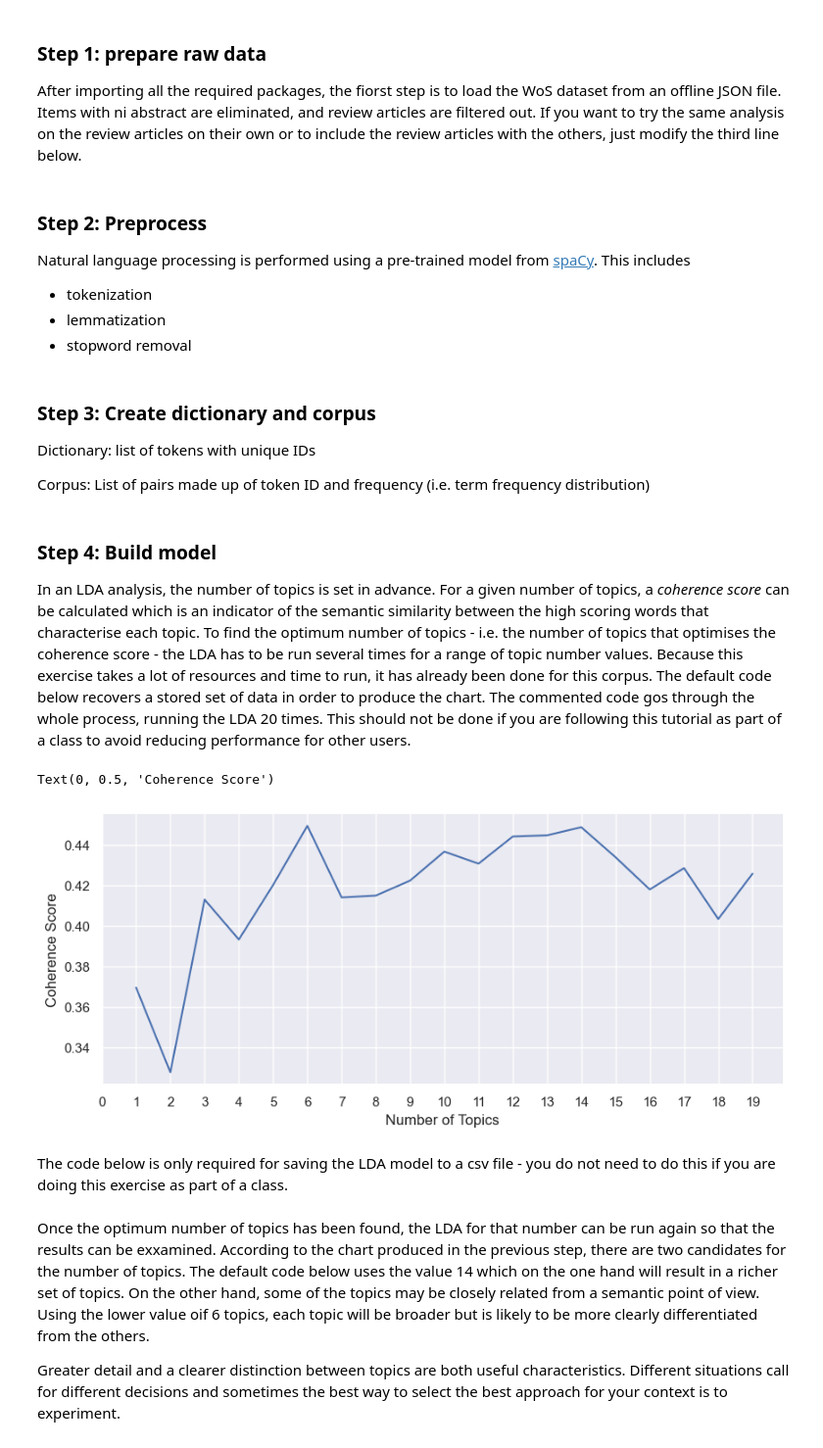
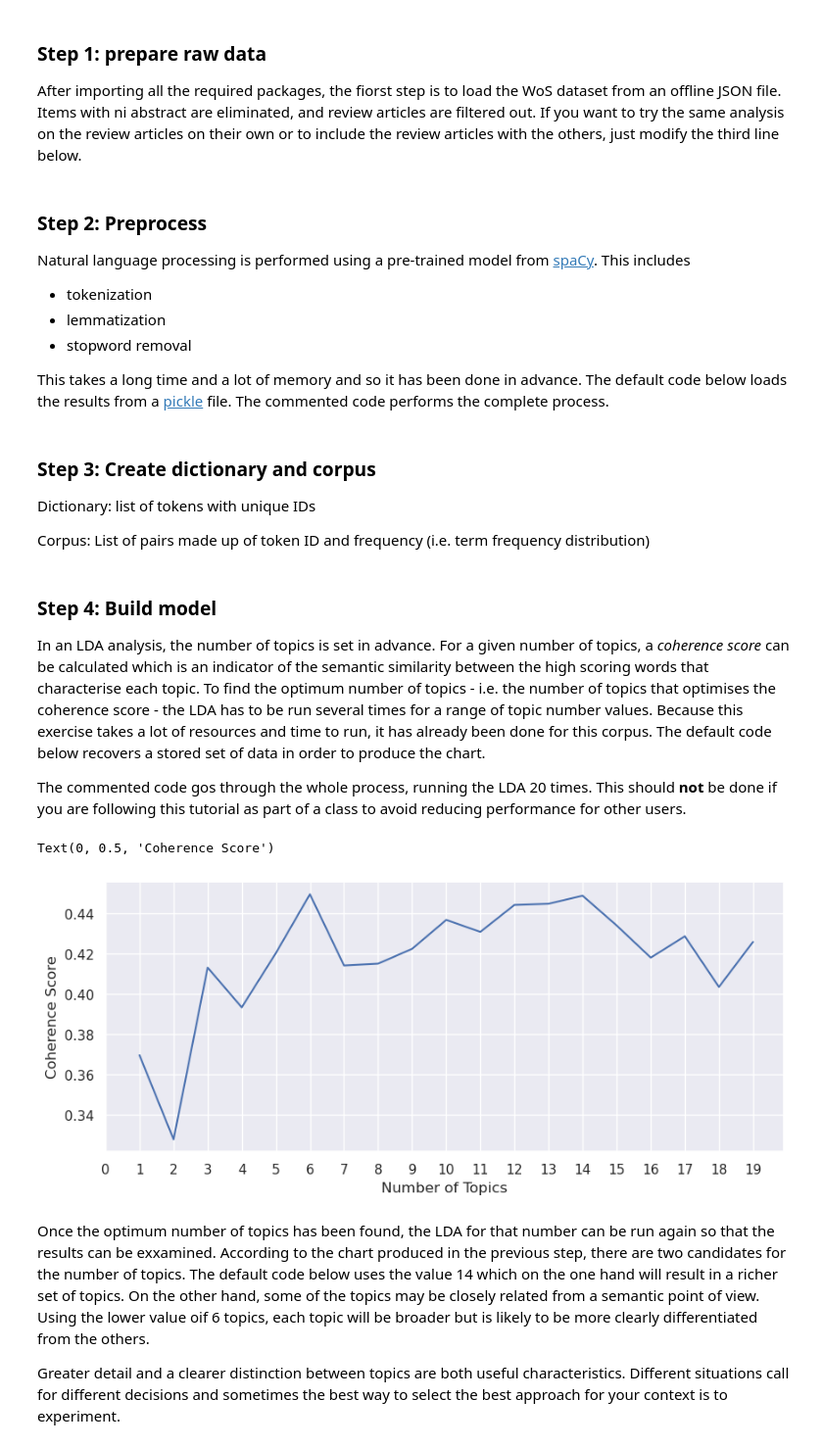
Before and after one commit to coillarach/GreenComputing, a Jupyter notebook: TopicModelling.ipynb, the cells around one changed output. Shown: that part at 98% size. Cells and saved outputs as stored; diff of their text form; code cells hidden in the pictures.

```diff
--- a/TopicModelling.ipynb
+++ b/TopicModelling.ipynb
@@ -56,4 +40,6 @@ Natural language processing is performed using a pre-trained model from [spaCy](
 * tokenization
 * lemmatization
 * stopword removal
+
+This takes a long time and a lot of memory and so it has been done in advance. The default code below loads the results from a [pickle](https://docs.python.org/3.9/library/pickle.html) file. The commented code performs the complete process.
 # %%
@@ -79,33 +67,33 @@ corpus = [dictionary.doc2bow(doc) for doc in wos_df['tokens']]
 # %% [markdown]
 ### Step 4: Build model
 
-In an LDA analysis, the number of topics is set in advance. For a given number of topics, a *coherence score* can be calculated which is an indicator of the semantic similarity between the high scoring words that characterise each topic. To find the optimum number of topics - i.e. the number of topics that optimises the coherence score - the LDA has to be run several times for a range of topic number values. Because this exercise takes a lot of resources and time to run, it has already been done for this corpus. The default code below recovers a stored set of data in order to produce the chart. The commented code gos through the whole process, running the LDA 20 times. This should not be done if you are following this tutorial as part of a class to avoid reducing performance for other users.
+In an LDA analysis, the number of topics is set in advance. For a given number of topics, a *coherence score* can be calculated which is an indicator of the semantic similarity between the high scoring words that characterise each topic. To find the optimum number of topics - i.e. the number of topics that optimises the coherence score - the LDA has to be run several times for a range of topic number values. Because this exercise takes a lot of resources and time to run, it has already been done for this corpus. The default code below recovers a stored set of data in order to produce the chart.
+
+The commented code gos through the whole process, running the LDA 20 times. This should **not** be done if you are following this tutorial as part of a class to avoid reducing performance for other users.
 # %%
-topic_df = pd.read_csv('topics.csv')
+topic_df = pd.read_csv('../shared/topics.csv')
 topic_df['new_index'] = [i+1 for i in topic_df.index]
 topic_df.set_index('new_index', inplace=True)
 ax=topic_df.plot(figsize=(10, 4))
 ax.get_legend().remove()
 ax.set_xlabel("Number of Topics")
 ax.set_xticks(range(0,20))
 ax.set_ylabel("Coherence Score")
 
 # topics = []
 # score = []
 # for i in range(1,20,1):
 #    lda_model = LdaMulticore(corpus=corpus, id2word=dictionary, random_state=42, iterations=10, num_topics=i, workers = 4, passes=10)
 #    cm = CoherenceModel(model=lda_model, texts = wos_df['tokens'], corpus=corpus, dictionary=dictionary, coherence='c_v')
 #    topics.append(i)
 #    score.append(cm.get_coherence())
 #    print(i)
 # _=plt.figure(figsize=(10, 4))
 # _=plt.plot(topics, score)
 # _=plt.xticks(range(0,20))
 # _=plt.xlabel('Number of Topics')
 # _=plt.ylabel('Coherence Score')
 # plt.show()
 # %% [output]
 Text(0, 0.5, 'Coherence Score')
-[figure, old version]
+[figure, new version]
-# %% [markdown]
-The code below is only required for saving the LDA model to a csv file - you do not need to do this if you are doing this exercise as part of a class.
```
Also changed, not shown: parts of 7 cells of this notebook.
